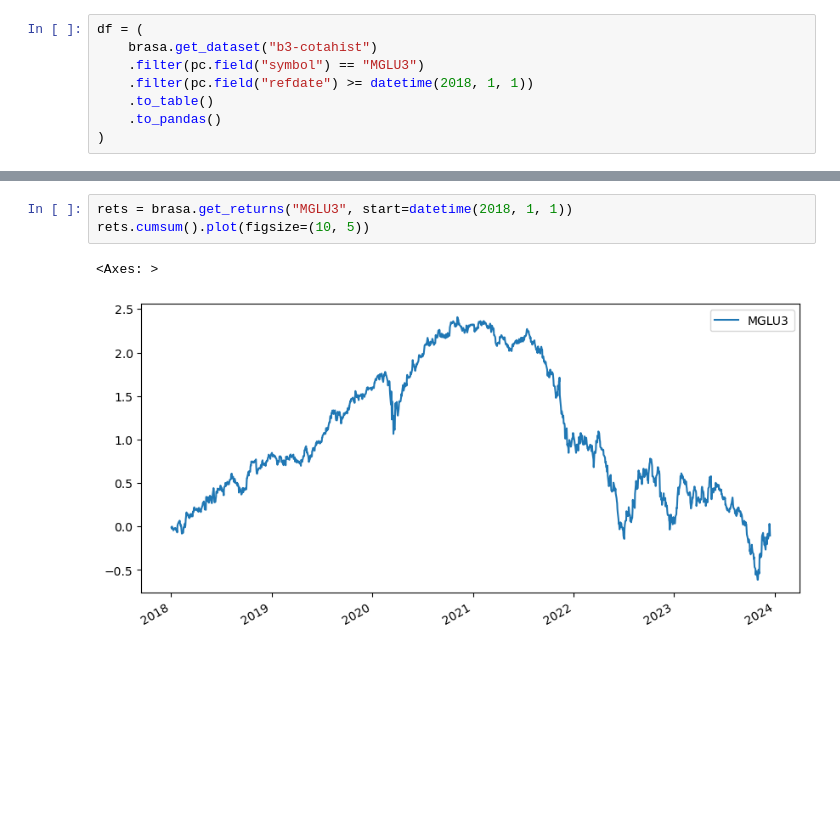
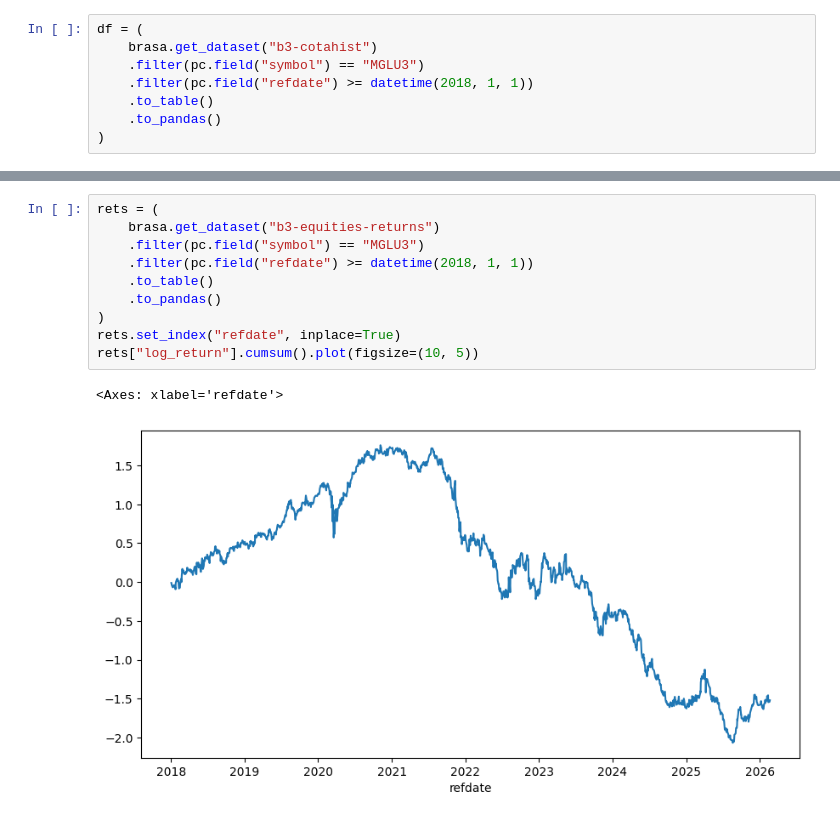
Before and after one commit to wilsonfreitas/brasa, a Jupyter notebook: notebooks/returns-analysis-mglu3.ipynb, the cells around one changed output, grey strips where cells are left out. Drawn from its saved outputs; the diff is of its cells as text; blank space fills up the shorter version.

```diff
--- a/notebooks/returns-analysis-mglu3.ipynb
+++ b/notebooks/returns-analysis-mglu3.ipynb
@@ -39,6 +35,13 @@ df.set_index("refdate")["close"].plot(figsize=(10, 5))
 # %%
-rets = brasa.get_returns("MGLU3", start=datetime(2018, 1, 1))
-rets.cumsum().plot(figsize=(10, 5))
+rets = (
+    brasa.get_dataset("b3-equities-returns")
+    .filter(pc.field("symbol") == "MGLU3")
+    .filter(pc.field("refdate") >= datetime(2018, 1, 1))
+    .to_table()
+    .to_pandas()
+)
+rets.set_index("refdate", inplace=True)
+rets["log_return"].cumsum().plot(figsize=(10, 5))
 # %% [output]
-<Axes: >
+<Axes: xlabel='refdate'>
-[figure, old version]
+[figure, new version]
```
Also changed, not shown: parts of 2 cells of this notebook.
